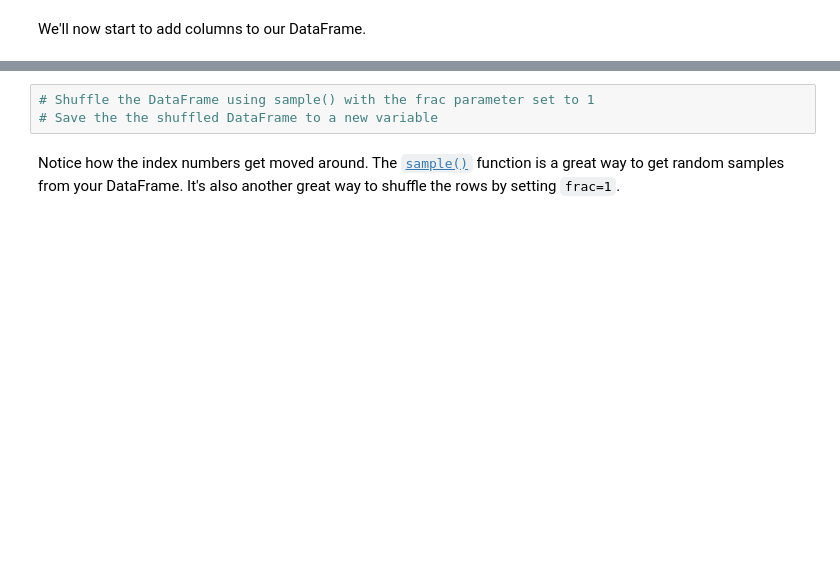
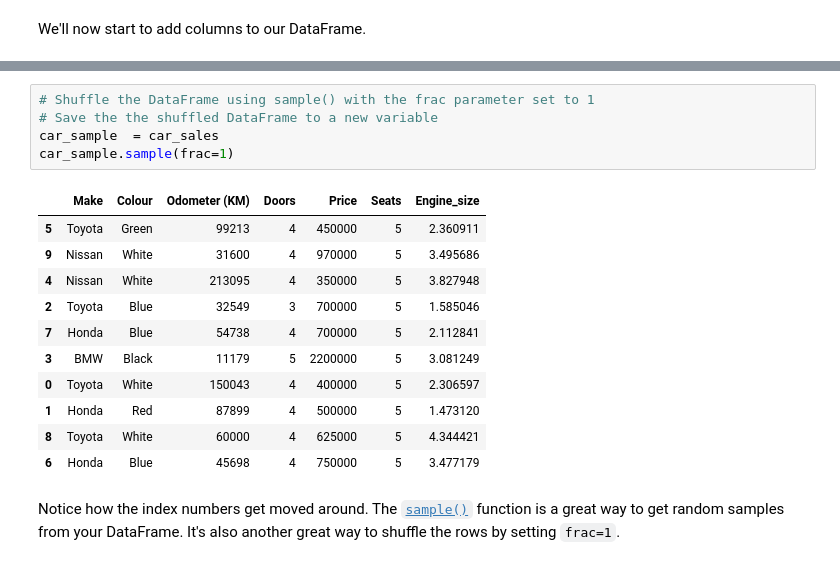
Before and after one commit to NaveenHuggi/Pandas.github.io, a Jupyter notebook: section-2-data-science-and-ml-tools/pandas-exercises.ipynb, the cells around one changed output, grey strips where cells are left out. Cells and saved outputs as stored; diff of their text form; blank space fills up the shorter version.

```diff
--- a/section-2-data-science-and-ml-tools/pandas-exercises.ipynb
+++ b/section-2-data-science-and-ml-tools/pandas-exercises.ipynb
@@ -378,6 +482,20 @@ We'll now start to add columns to our DataFrame.
 # %%
 # Shuffle the DataFrame using sample() with the frac parameter set to 1
 # Save the the shuffled DataFrame to a new variable
+car_sample  = car_sales
+car_sample.sample(frac=1)
+# %% [output]
+|  | Make | Colour | Odometer (KM) | Doors | Price | Seats | Engine_size |
+| 5 | Toyota | Green | 99213 | 4 | 450000 | 5 | 2.360911 |
+| 9 | Nissan | White | 31600 | 4 | 970000 | 5 | 3.495686 |
+| 4 | Nissan | White | 213095 | 4 | 350000 | 5 | 3.827948 |
+| 2 | Toyota | Blue | 32549 | 3 | 700000 | 5 | 1.585046 |
+| 7 | Honda | Blue | 54738 | 4 | 700000 | 5 | 2.112841 |
+| 3 | BMW | Black | 11179 | 5 | 2200000 | 5 | 3.081249 |
+| 0 | Toyota | White | 150043 | 4 | 400000 | 5 | 2.306597 |
+| 1 | Honda | Red | 87899 | 4 | 500000 | 5 | 1.473120 |
+| 8 | Toyota | White | 60000 | 4 | 625000 | 5 | 4.344421 |
+| 6 | Honda | Blue | 45698 | 4 | 750000 | 5 | 3.477179 |
 # %% [markdown]
 Notice how the index numbers get moved around. The [`sample()`](https://pandas.pydata.org/pandas-docs/stable/reference/api/pandas.DataFrame.sample.html) function is a great way to get random samples from your DataFrame. It's also another great way to shuffle the rows by setting `frac=1`.
 # %%
```
Also changed, not shown: parts of 12 cells of this notebook.
